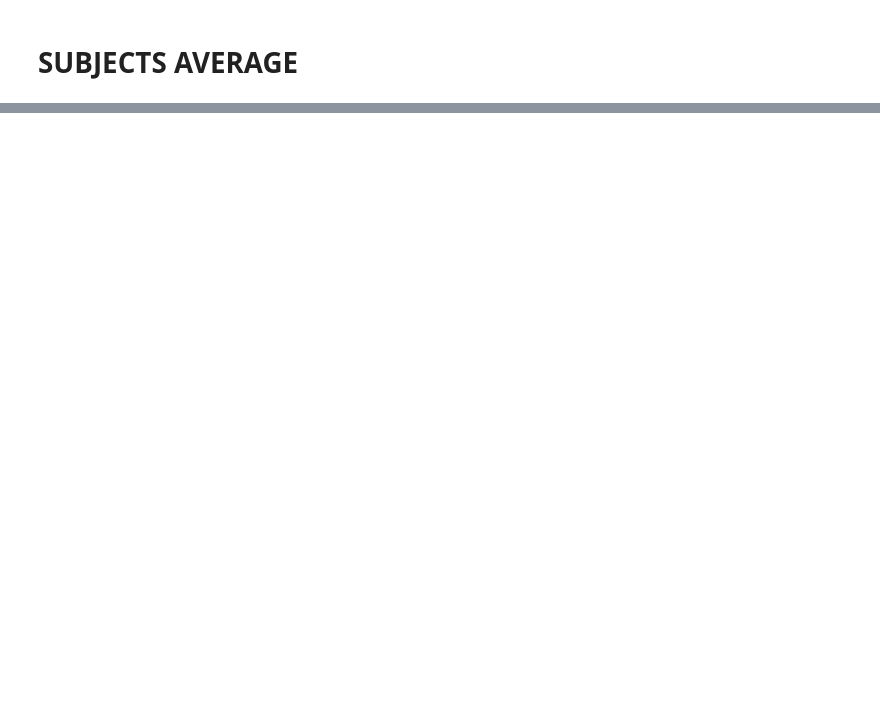
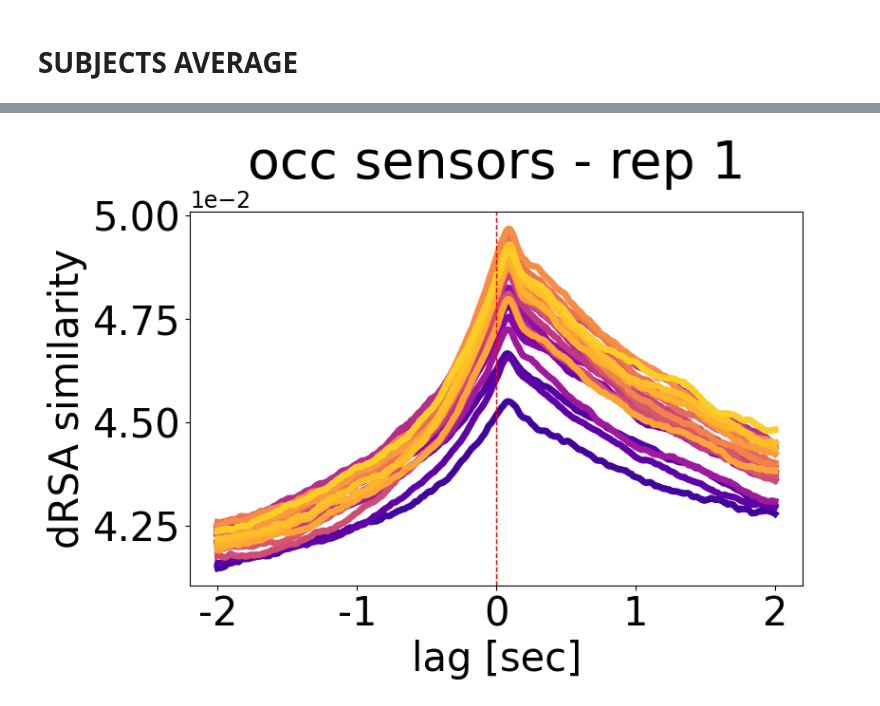
Before and after one commit to TizianoCausin01/project1917-26, a Jupyter notebook: python_scripts/scripts/figs_CAOs_poster.ipynb, the cells around one changed output, grey strips where cells are left out. Cells and saved outputs as stored; diff of their text form; code cells hidden in the pictures; blank space fills up the shorter version.

```diff
--- a/python_scripts/scripts/figs_CAOs_poster.ipynb
+++ b/python_scripts/scripts/figs_CAOs_poster.ipynb
@@ -229,0 +193,96 @@ array([0.00416, 0.00512, 0.00329, 0.00385, 0.00373, 0.00525, 0.00186,
+# %%
+from scipy.io import loadmat
+import matplotlib.pyplot as plt
+import numpy as np
+from useful_stuff.general_utils.plots import truncate_colormap
+from useful_stuff.general_utils.utils import get_lagplot
+from useful_stuff.image_processing.computational_models import get_relevant_output_layers
+
+lagplots = []
+# --- choose colormap ---
+
+cmap = truncate_colormap(plt.cm.plasma)
+colors = cmap(np.linspace(0, 1, len(layers)))
+peaks = []
+centroids = []
+ticks = np.arange(-cfg.max_lag, cfg.max_lag + 1, cfg.tick_step)
+ticks_labels = np.round(np.round(ticks / cfg.neu_fs, 2)).astype(int)
+ticks += cfg.max_lag
+plt.figure(figsize=(8, 6))
+all_peaks = []
+all_centroids = []
+avg_centroids = []
+lags = np.arange(-cfg.max_lag, cfg.max_lag + 1)
+for idx, l in enumerate(layers):
+        full_model_name = f"{cfg.model_name}_{l}"
+        sub_counter = 0
+        # lagplot_sum = np.zeros(cfg.max_lag*2 +1, cfg.max_lag*2 +1)
+        lagplot_sum = np.zeros((cfg.len_or_lag, cfg.len_or_lag))
+        for i_sub in config["subjects"][:10]:
+            try:
+                res_path = save_lagged_comparisons(paths, "IIA2B", i_sub, cfg.sensors_group, cfg.repetition, full_model_name, cfg.iterations_n, cfg.len_or_lag, cfg.neu_fs, signal_metric=cfg.signal_metric, model_metric=cfg.model_metric, pseudotrials_n=cfg.pseudotrials_n, sq_side=cfg.sq_side, regress_out_gaze=cfg.regress_out_gaze)
+                res = 1 -loadmat(res_path)["II"]
+                lagplot = get_lagplot(res, cfg.max_lag)
+                sub_counter +=1
+            except FileNotFoundError:
+                print_wise(f"sub={i_sub} layer={l} not found")
+                continue
+            peak_lag = (np.argmax(lagplot) - cfg.max_lag) / cfg.neu_fs  # convert to seconds
+            all_peaks.append([idx, peak_lag])
+            weights = lagplot.copy()
+            weights[weights < 0] = 0  # optional but recommended
+            if not np.all(weights==0):
+                centroid = np.sum(lags * weights) / np.sum(weights)
+                centroid_lag = np.round(centroid / cfg.neu_fs, 5)
+                all_centroids.append([idx, centroid_lag])
+            lagplot_sum += res
+        avg_lagplot = lagplot_sum/sub_counter
+        avg_lagplot = get_lagplot(avg_lagplot, max_lag=cfg.max_lag)
+        lagplots.append(avg_lagplot)
+        # --- compute peak ---
+        peak_idx = np.argmax(avg_lagplot)
+
+        centroid_lag = get_centroid(avg_lagplot, cfg.max_lag, cfg.neu_fs)
+        if np.max(lagplot)>cfg.min_fit_cutoff:
+            if np.sum(lagplot < 0) < cfg.negative_lim*len(lagplot):
+                centroid_lag = get_centroid(lagplot, cfg.max_lag, cfg.neu_fs, min_peak_percent=cfg.min_peak_percent)
+            else:
+                centroid_lag = np.nan
+        else:
+            centroid_lag = np.nan
+        if not np.isnan(centroid_lag):
+            peak_val = avg_lagplot[peak_idx]
+            peak_lag = (peak_idx - cfg.max_lag) / cfg.neu_fs  # convert to seconds
+            peaks.append(peak_lag)
+            centroids.append(centroid_lag)
+
+        plt.plot(avg_lagplot, linewidth=5, label=f"Block {idx}", color=colors[idx])
+        avg_centroids.append(get_centroid(avg_lagplot, cfg.max_lag, cfg.neu_fs, min_peak_percent=cfg.min_peak_percent))
+        if not np.isnan(centroid_lag):
+            centroid_idx = centroid_lag * cfg.neu_fs + cfg.max_lag
+            centroid_y = np.interp(centroid_idx, np.arange(len(avg_lagplot)), avg_lagplot)
+            # plt.vlines(
+            #     centroid_idx,
+            #     -.001,
+            #     -.01 + 0.01,
+            #     color=colors[idx],
+            #     linewidth=5,  # increased line width
+            #     zorder=15,
+            # )
+        # plt.ylim([-.001,.006])
+plt.ylabel("dRSA similarity", fontsize=cfg.labels_fontsize)
+plt.xlabel("lag [sec]", fontsize=cfg.labels_fontsize)
+plt.xticks(ticks, ticks_labels, fontsize=cfg.ticks_fontsize)
+plt.axvline(cfg.max_lag, color="r", linestyle="--", linewidth=1)
+plt.ticklabel_format(axis='y', style='sci', scilimits=(-0, -0))
+plt.gca().yaxis.get_offset_text().set_fontsize(17)
+plt.tick_params(labelsize=cfg.labels_fontsize)
+plt.title(f"{cfg.sensors_group} sensors - rep {cfg.repetition+1}", fontsize=cfg.title_fontsize)
+# plt.legend(fontsize=8, loc='upper left', bbox_to_anchor=(1, 1))
+plt.tight_layout()
+# fname = f"subavg_{cfg.model_name}_rep{cfg.repetition+1}_II_A2B.pdf"
+# outpath = os.path.join(cfg.figs_folder, fname)
+# plt.gcf().savefig(outpath, format="pdf", bbox_inches="tight")
+# print(outpath)
+# %% [output]
+[figure, added]
```
Also changed, not shown: parts of 17 cells of this notebook.
